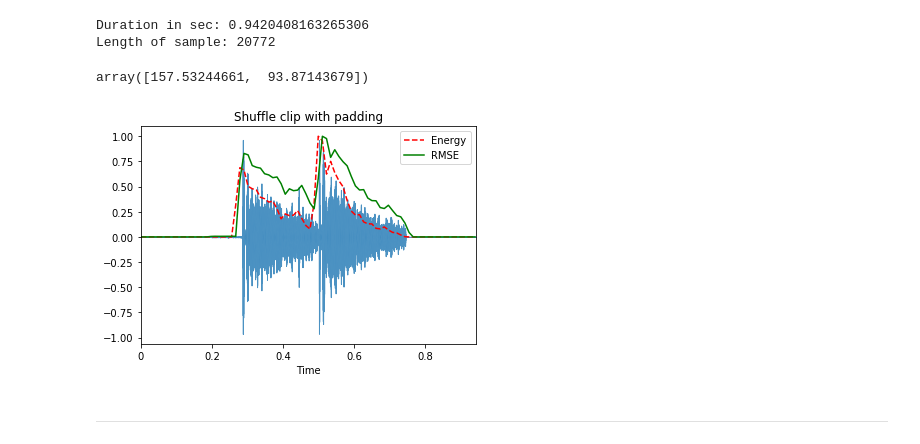
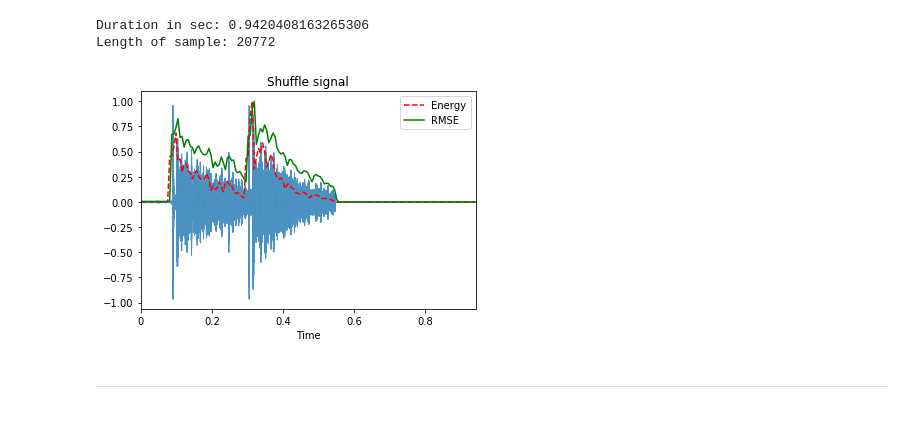
Before and after one commit to KatieBSC/TapDanceDecoder, a Jupyter notebook: notebooks/Feature_Extraction_audio.ipynb, the cells around one changed output. Cells and saved outputs as stored; diff of their text form; code cells hidden in the pictures.

Commit message:
edited stft function, added plots,  general cleaning

```diff
--- a/notebooks/Feature_Extraction_audio.ipynb
+++ b/notebooks/Feature_Extraction_audio.ipynb
@@ -153 +111,8 @@ def get_features_stft (path):
         return D
+# %%
+y, sr = librosa.load('../../../Source/Clean_train_clips/Train_augment_pad/Shuffle/1/1_.wav')
+D = get_features_stft('../../../Source/Clean_train_clips/Train_augment_pad/Shuffle/1/1_.wav')
+print('Shape of STFT output: ' ,D.shape)
+print('How did we get that?')
+print ('1 + n_fft/2 = ', int(1+n_fft/2))
+print ('len(signal)/n_fft * 2 + 1 = ', int(len(y)/256 *2 +1))
@@ -179,15 +170,15 @@ zcr_length
 # %% [markdown]
 ## Energy and Root Mean Square Energy
 # %%
-x, sr = librosa.load('../../../Source/Clean_train_clips/Re_augmented_pad/Shuffle/1/1_.wav')
+x, sr = librosa.load('../../../Source/Clean_train_clips/Train_augment_pad/Shuffle/1/1_.wav')
 print ('Duration in sec: ' + str(librosa.core.get_duration(x,sr)))
 print('Length of sample: ' + str(len(x)))
 # %% [output]
 Duration in sec: 0.9420408163265306
 Length of sample: 20772
 # %%
-hop_length = 256
-frame_length = 512
+hop_length = 128
+frame_length = 256
 # %%
 def get_features_energy(path) :
     samples, sample_rate = librosa.load(path)
@@ -201,27 +192,26 @@ def get_features_rmse(path):
 # %%
 # Could this be an option to reduce features? Does this make sense?
 
-frame_length = int(len(x))
-hop_length = int(frame_length/2)
-print (frame_length, hop_length)
-get_features_energy('../../../Source/Clean_train_clips/Re_augmented_pad/Shuffle/1/5_.wav')
+#frame_length = int(len(x))
+#hop_length = int(frame_length/2)
+#print (frame_length, hop_length)
+#get_features_energy('../../../Source/Clean_train_clips/Re_augmented_pad/Shuffle/1/5_.wav')
-# %% [output]
-array([157.53244661,  93.87143679])
 # %%
 # So the shape of the energy and RMSE is the result of # of samples / (frame_length/2) +1
-energy = get_features_energy('../../../Source/Clean_train_clips/Re_augmented_pad/Shuffle/1/1_.wav')
-rmse = get_features_rmse('../../../Source/Clean_train_clips/Re_augmented_pad/Shuffle/1/1_.wav')
+
+energy = get_features_energy('../../../Source/Clean_train_clips/Train_augment_pad/Shuffle/1/1_.wav')
+rmse = get_features_rmse('../../../Source/Clean_train_clips/Train_augment_pad/Shuffle/1/1_.wav')
 frames = range(len(energy))
 t = librosa.frames_to_time(frames, sr=sr, hop_length=hop_length) # Why?
-# Visualization
+## Visualization
 #plt.figure(figsize=(8,6))
 librosa.display.waveplot(x, sr=sr, alpha=0.8)
 plt.plot(t, energy/energy.max(), 'r--')             # normalized for visualization
 plt.plot(t[:len(rmse)], rmse/rmse.max(), color='g') # normalized for visualization
 plt.legend(('Energy', 'RMSE'))
-plt.title('Shuffle clip with padding');
+plt.title('Shuffle signal');
 # %% [output]
-[figure, old version]
+[figure, new version]
 # %% [markdown]
 ---
 # %% [markdown]
```
Also changed, not shown: parts of 63 cells of this notebook.
